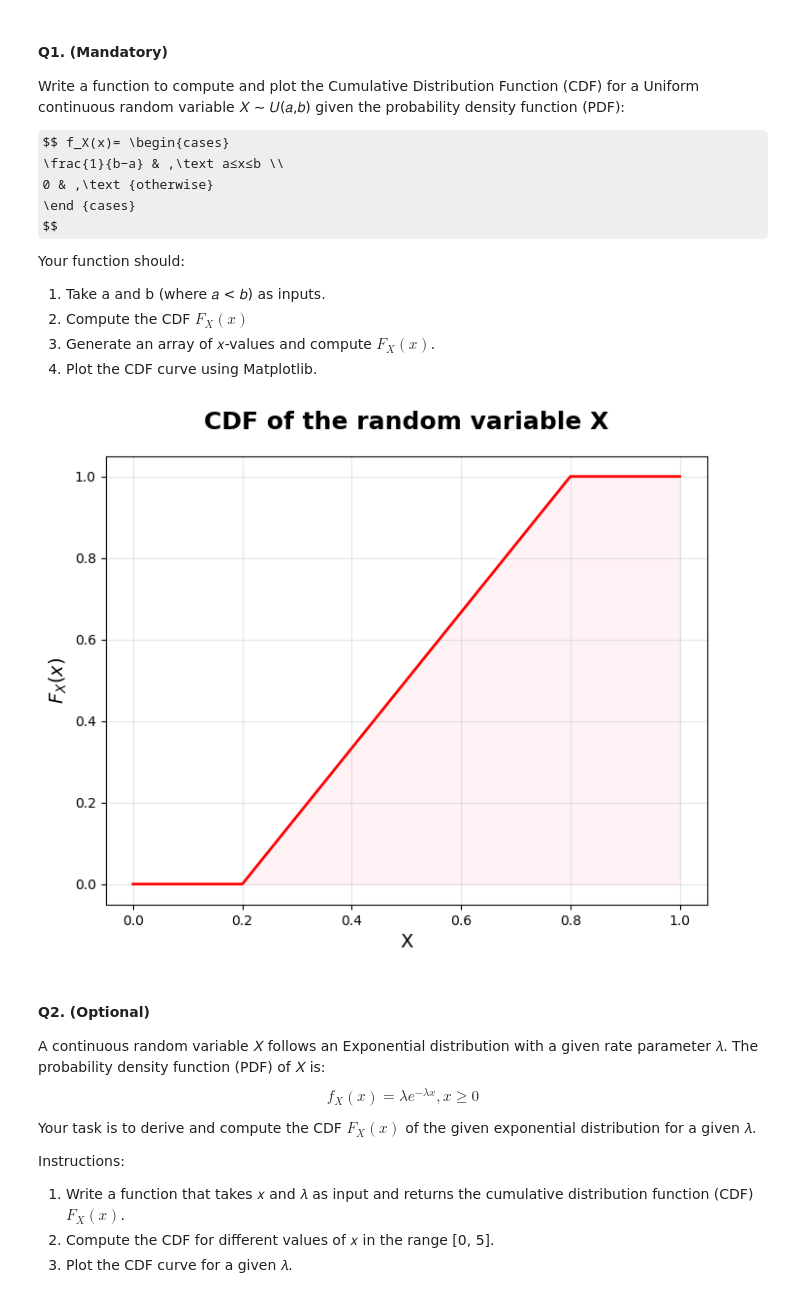
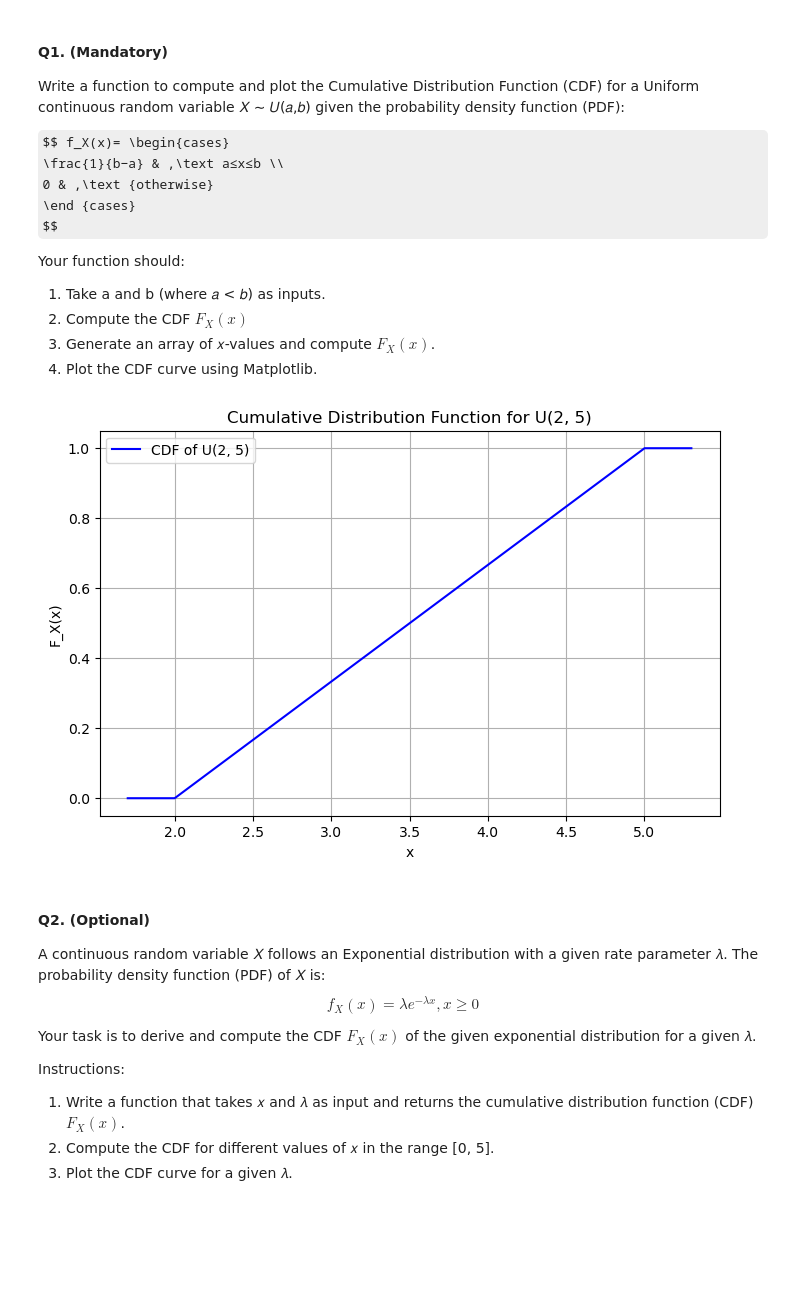
Before and after one commit to ChaitanyaBhoite/PSDV_Assgn_4, a Jupyter notebook: Lab4-Random-Variables.ipynb, the cells around one changed output. Cells and saved outputs as stored; diff of their text form; code cells hidden in the pictures; some formulas as TeX source; blank space fills up the shorter version.

```diff
--- a/Lab4-Random-Variables.ipynb
+++ b/Lab4-Random-Variables.ipynb
@@ -1117,26 +1172,28 @@ Your function should:
-# %%
-def cdf_uni(a,b,x):
-    if x<=a:
-        return 0
-    elif a<x<=b:
-        return (x-a)/(b-a)
-    else:
-        return 1
-
-
-x = torch.linspace(0,1,1000)
-cdf = [cdf_uni(0.2,0.8,i) for i in x]
-
-plt.figure(figsize=(8,6))
-plt.plot(x,cdf,color='red',linewidth=2)
-plt.fill_between(x,cdf,color='pink',alpha=0.2)
-plt.xlabel("X",fontsize=14)
-plt.ylabel(r"$F_{X}(x)$",fontsize=14)
-plt.title("CDF of the random variable X",fontsize=18,fontweight='bold',pad=20)
-plt.grid(True,alpha=0.3)
-plt.show()
-# %% [output]
-[figure, removed]
+# %%
+import torch
+import torch.distributions as dist
+import matplotlib.pyplot as plt
+
+def plot_uniform_cdf(a=2, b=5):
+
+    uniform_dist = dist.Uniform(a, b)
+
+    x_values = torch.linspace(a-(b-a)*0.1, b+(b-a)*0.1, 1000)
+
+    cdf_values = [uniform_dist.cdf(torch.tensor(x)) if a<=x<=b else (0 if x<a else 1) for x in x_values]
+
+    plt.figure(figsize=(8, 5))
+    plt.plot(x_values, cdf_values, label=f'CDF of U({a}, {b})', color='blue')
+    plt.title(f'Cumulative Distribution Function for U({a}, {b})')
+    plt.xlabel('x')
+    plt.ylabel('F_X(x)')
+    plt.grid(True)
+    plt.legend()
+    plt.show()
+
+plot_uniform_cdf()
+# %% [output]
+[figure, added]
 # %% [markdown]
 #### Q2. (Optional)
 A continuous random variable 𝑋 follows an Exponential distribution with a given rate parameter 𝜆. The probability density function (PDF) of 𝑋 is:
```
Also changed, not shown: parts of 40 cells of this notebook, 1 other file.
